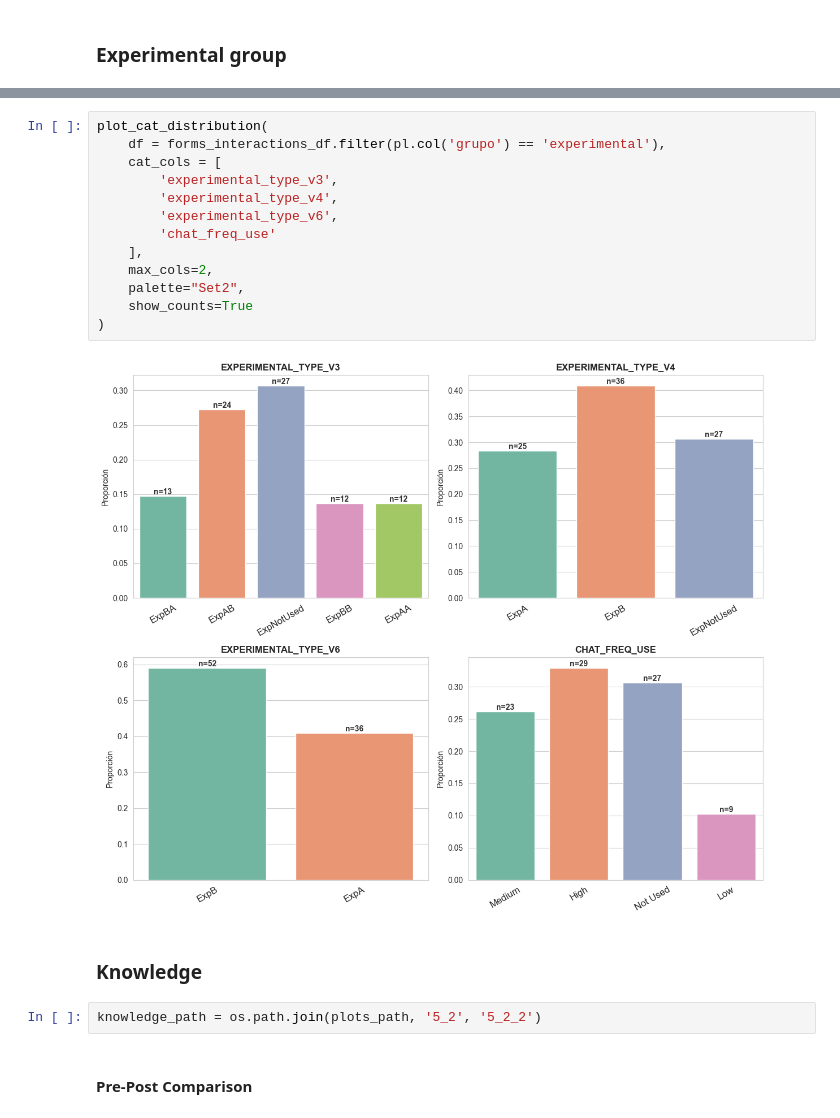
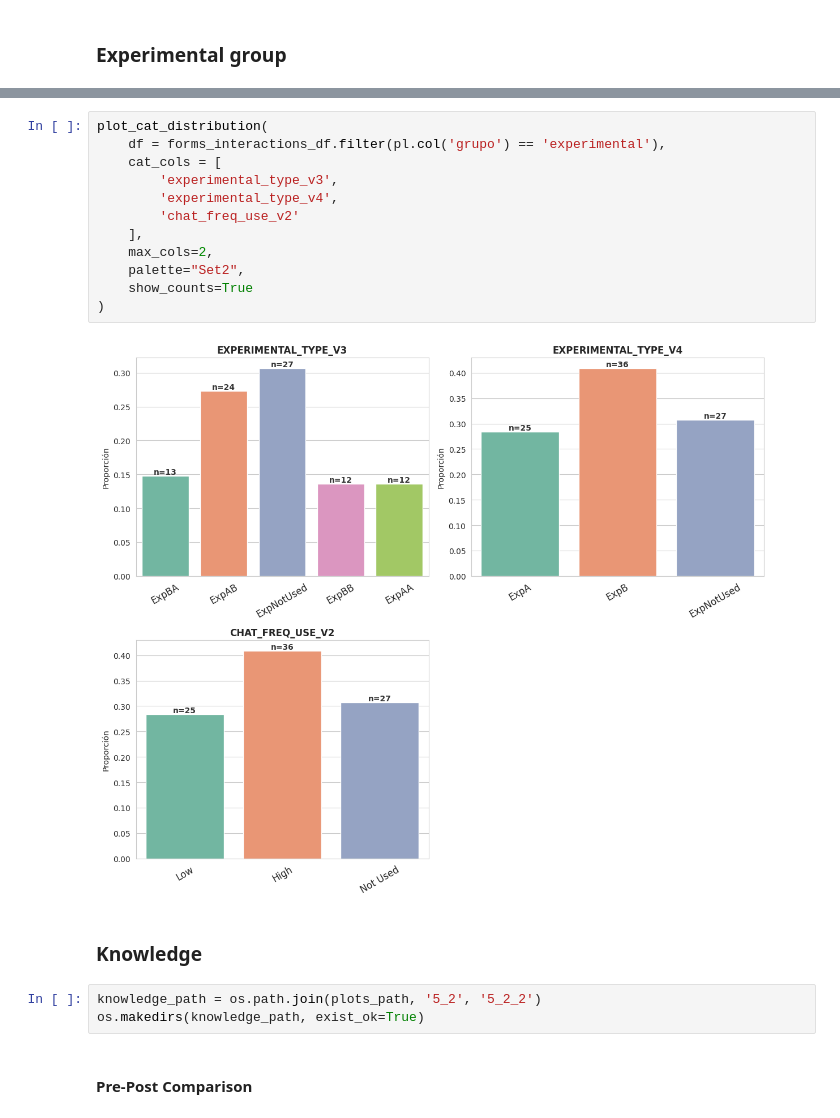
Before and after one commit to IBiDat/va-educational-impact, a Jupyter notebook: src/notebooks/paper/paper_results.ipynb, the cells around one changed output, grey strips where cells are left out. Saved outputs shown, nothing was run; the diff lists cells and outputs as text.

Commit message:
Add replacement for chat_freq_use_v2 in educational impact analysis

```diff
--- a/src/notebooks/paper/paper_results.ipynb
+++ b/src/notebooks/paper/paper_results.ipynb
@@ -337,22 +355,22 @@ plot_cat_distribution(
 # %%
 plot_cat_distribution(
     df = forms_interactions_df.filter(pl.col('grupo') == 'experimental'),
     cat_cols = [
         'experimental_type_v3',
         'experimental_type_v4',
-        'experimental_type_v6',
-        'chat_freq_use'
+        'chat_freq_use_v2'
     ],
     max_cols=2,
     palette="Set2",
     show_counts=True
 )
 # %% [output]
-[figure, old version]
+[figure, new version]
 # %% [markdown]
 ### Knowledge
 # %%
 knowledge_path = os.path.join(plots_path, '5_2', '5_2_2')
+os.makedirs(knowledge_path, exist_ok=True)
 # %% [markdown]
 #### Pre-Post Comparison
 # %%
```
Also changed, not shown: parts of 35 cells of this notebook, 1 other file.
